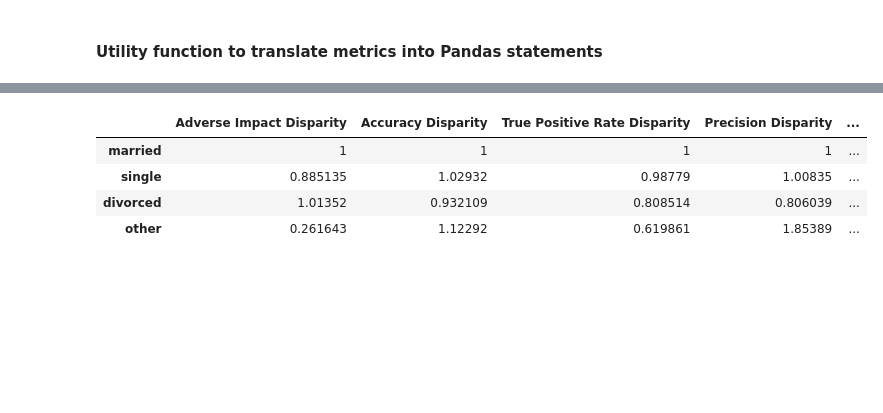
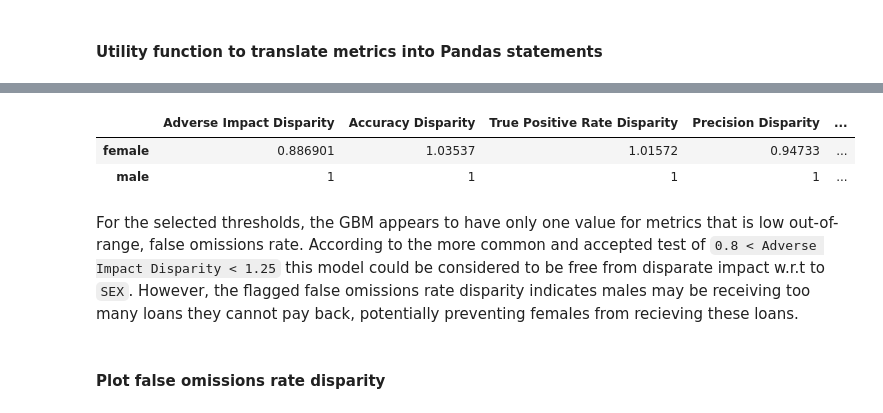
Before and after one commit to h2oai/xai_guidelines, a Jupyter notebook: dia.ipynb, the cells around one changed output, grey strips where cells are left out. Saved outputs shown, nothing was run; the diff lists cells and outputs as text; code cells hidden in the pictures; blank space fills up the shorter version.

```diff
--- a/dia.ipynb
+++ b/dia.ipynb
@@ -280,6 +297,7 @@ yhat = 'p_DEFAULT_NEXT_MONTH'
 preds1 = test['ID'].cbind(model.predict(test).drop(['predict', 'p0']))
 preds1.columns = ['ID', yhat]
 test_yhat = test.cbind(preds1[yhat]).as_data_frame()
+test_yhat.reset_index(drop=True, inplace=True) # necessary for later searches/joins
 # %% [output]
 gbm prediction progress: |████████████████████████████████████████████████| 100%
 # %% [markdown]
@@ -432,3 +457,0 @@ The general confusion matrix shows that the GBM is more accurate than not becaus
-# %%
-marriage_dict = {0:'other', 1:'married', 2:'single', 3:'divorced'}
-test_yhat['MARRIAGE'] = test_yhat['MARRIAGE'].apply(lambda i: marriage_dict[i])
@@ -435,4 +462,4 @@ test_yhat['MARRIAGE'] = test_yhat['MARRIAGE'].apply(lambda i: marriage_dict[i])
 # %%
-levels = list(test_yhat['MARRIAGE'].unique())
-levels
+sex_levels = list(test_yhat['SEX'].unique())
+sex_levels
 # %% [output]
@@ -546,16 +552,14 @@ def cm_exp_parser(expression):
 # %%
 # initialize dict of confusion matrices and corresponding rows of dataframe
-cm_dict = {'other': other_cm,
-           'married': married_cm,
-           'single': single_cm,
-           'divorced': divorced_cm}
+cm_dict = {'male': male_cm,
+           'female': female_cm}
 
-metrics_frame = pd.DataFrame(index=levels) # frame for metrics
+metrics_frame = pd.DataFrame(index=sex_levels) # frame for metrics
 
 # nested loop through:
-# - marriage statuses
+# - sex levels
 # - metrics
-for level in levels:
+for level in sex_levels:
     for metric in metric_dict.keys():
 
         # parse metric expressions into executable pandas statements
@@ -579,29 +590,31 @@ An initial look at the raw metrics shows that the model is treating `married` an
 # %%
-ref_level = 'married' # user-defined reference level
+ref_level = 'male' # user-defined reference level
 
 parity_threshold_low = 0.8    # user-defined low threshold value
 parity_threshold_hi = 1.25    # user-defined high threshold value
 
 # init frame to store disparity measures
-disp_frame = pd.DataFrame(index=levels)
+disp_frame = pd.DataFrame(index=sex_levels)
 
 # compare all metrics to reference level
 disp_frame = metrics_frame/metrics_frame.loc[ref_level, :]
 
 # change column names
 disp_frame.columns=[col + ' Disparity' for col in metrics_frame.columns]
 
 # small utility function to format pandas table output
 def disparate_red(val):
 
     color = 'blue' if (parity_threshold_low < val < parity_threshold_hi) else 'red'
     return 'color: %s' % color
 
 # display results
 disp_frame.style.applymap(disparate_red)
 # %% [output]
 |  | Adverse Impact Disparity | Accuracy Disparity | True Positive Rate Disparity | Precision Disparity | ... |
-| married | 1 | 1 | 1 | 1 | ... |
-| single | 0.885135 | 1.02932 | 0.98779 | 1.00835 | ... |
-| divorced | 1.01352 | 0.932109 | 0.808514 | 0.806039 | ... |
-| other | 0.261643 | 1.12292 | 0.619861 | 1.85389 | ... |
+| female | 0.886901 | 1.03537 | 1.01572 | 0.94733 | ... |
+| male | 1 | 1 | 1 | 1 | ... |
+# %% [markdown]
+For the selected thresholds, the GBM appears to have only one value for metrics that is low out-of-range, false omissions rate. According to the more common and accepted test of `0.8 < Adverse Impact Disparity < 1.25` this model could be considered to be free from disparate impact w.r.t to `SEX`. However, the flagged false omissions rate disparity indicates males may be receiving too many loans they cannot pay back, potentially preventing females from recieving these loans.
+# %% [markdown]
+#### Plot false omissions rate disparity
```
Also changed, not shown: parts of 91 cells of this notebook, 11 other files.
